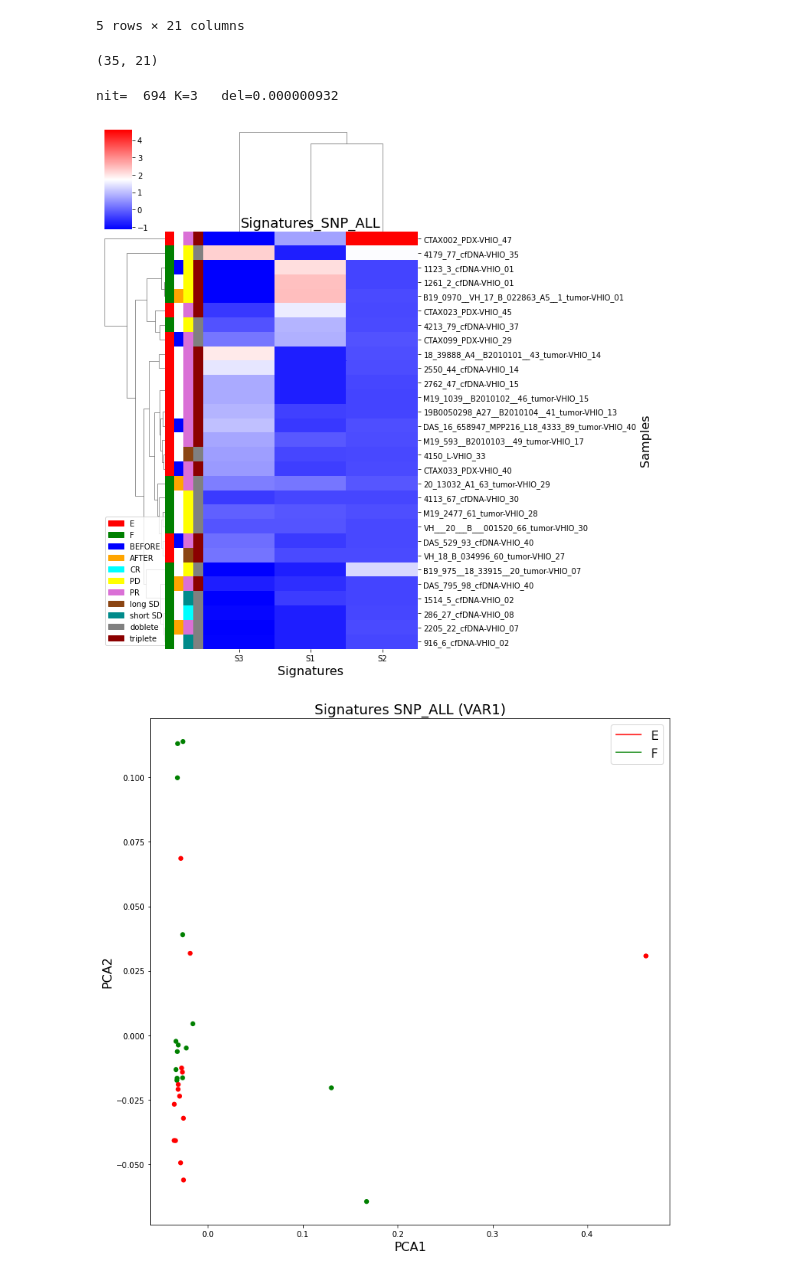
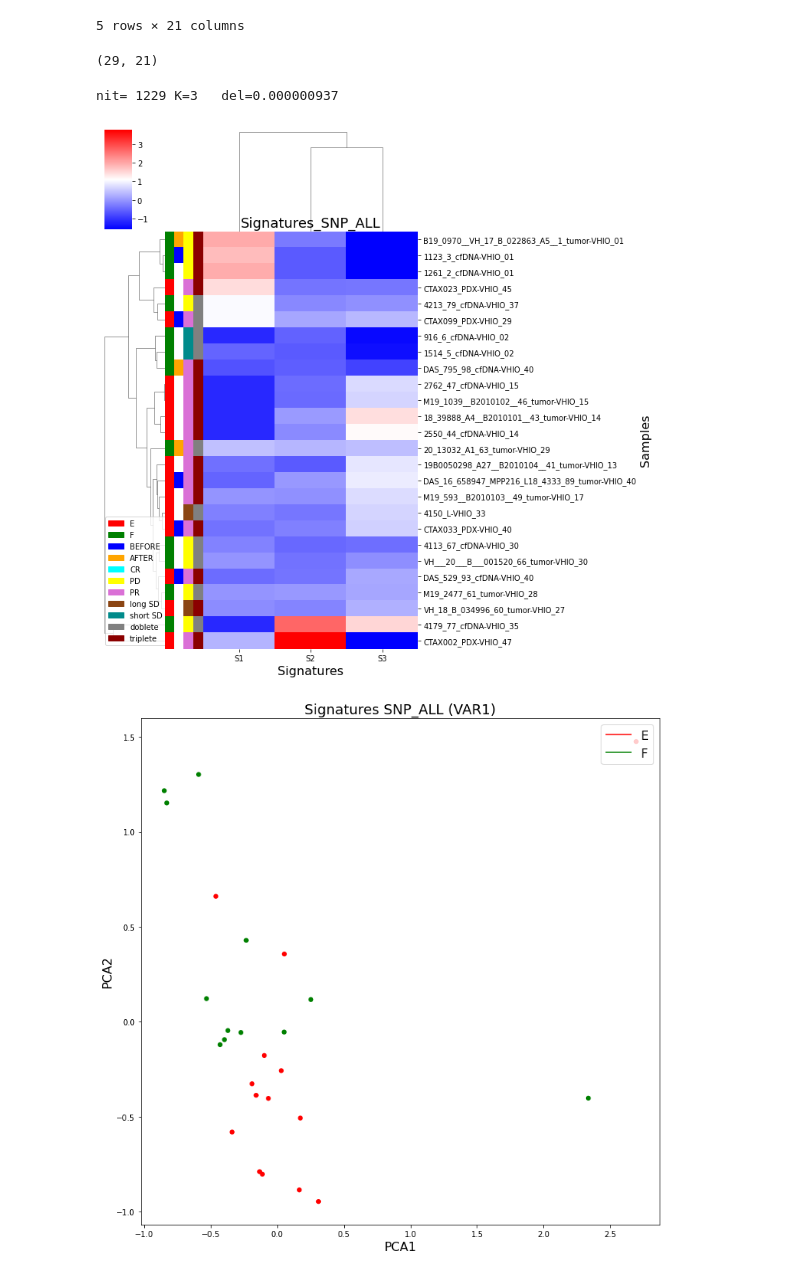
Before and after one commit to jfnavarro/scitron, a Jupyter notebook: analysis_signatures.ipynb, the cells around one changed output. Drawn from its saved outputs; the diff is of its cells as text; code cells hidden in the pictures.

```diff
--- a/analysis_signatures.ipynb
+++ b/analysis_signatures.ipynb
@@ -2,7 +2,7 @@
 import numpy as np
 import pandas as pd
 
-metasamples = pd.read_excel('../Metadata4.xlsx')
+metasamples = pd.read_excel('../Metadata.xlsx')
 
 # Keep only samples that are tumor-normal pair and labeled as included
 df = metasamples.loc[(metasamples['INCLUDED'] == "Y")
@@ -36,7 +36,7 @@ meta_filtered.head()
 # %%
 meta_filtered.shape
 # %% [output]
-(35, 21)
+(29, 21)
 # %%
 import matplotlib.pyplot as plt
 import seaborn as sns
@@ -170,18 +170,18 @@ def make_plots(data, meta, name):
 # %%
 import signatureanalyzer as sa
 from sklearn.preprocessing import StandardScaler
 
 data = spectra_snv.copy()
 results = sa.ardnmf(data, verbose=False)
 
-data_norm = results['Hraw'].transpose() / results['Hraw'].sum(axis=1)
+#data_norm = results['Hraw'].transpose() / results['Hraw'].sum(axis=1)
 
-#data_norm = np.log1p(results['Hraw'].transpose())
+data_norm = np.log1p(results['Hraw'].transpose())
 
 #data_norm = results['Hraw'].transpose()
 
 make_plots(data_norm, meta_filtered.reindex(data_norm.index), 'SNP_ALL')
 # %% [output]
-nit=  694 K=3   del=0.000000932
+nit= 1229 K=3   del=0.000000937
-[figure, old version]
+[figure, new version]
-[figure, old version]
+[figure, new version]
```
Also changed, not shown: parts of 5 cells of this notebook, 13 other files.
